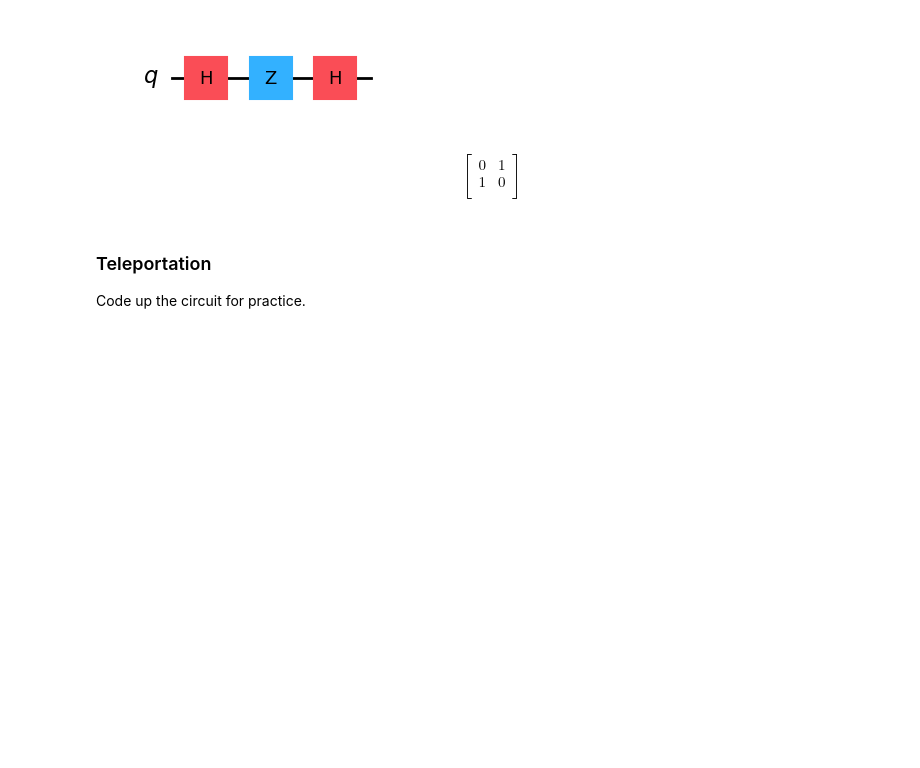
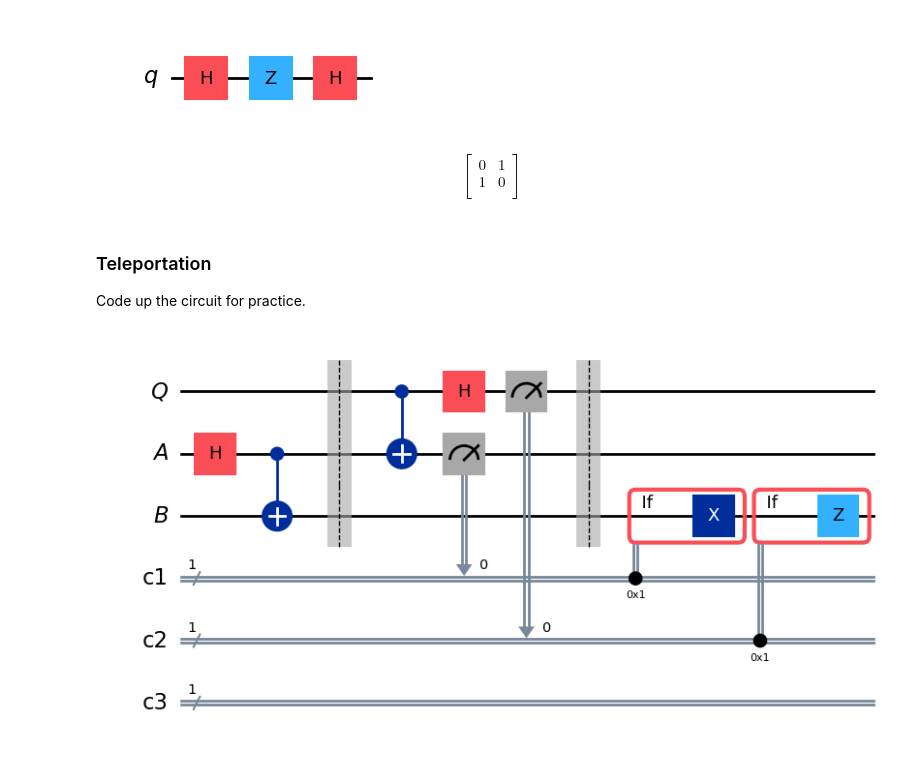
Before and after one commit to jg-data/qiskit-exploration, a Jupyter notebook: Foundations exploration.ipynb, the cells around one changed output. Saved outputs shown, nothing was run; the diff lists cells and outputs as text; code cells hidden in the pictures; blank space fills up the shorter version.

Commit message:
Added quantum teleportation example

```diff
--- a/Foundations exploration.ipynb
+++ b/Foundations exploration.ipynb
@@ -252,3 +245,42 @@ $$
 ### Teleportation
 
 Code up the circuit for practice.
+# %%
+from qiskit import QuantumRegister, ClassicalRegister
+
+message = QuantumRegister(1, 'Q')
+alice = QuantumRegister(1, 'A')
+bob = QuantumRegister(1, 'B')
+c1 = ClassicalRegister(1, 'c1')
+c2 = ClassicalRegister(1, 'c2')
+
+# Add c3 for measurement later
+c3 = ClassicalRegister(1, 'c3')
+
+qTelep = QuantumCircuit(message, alice, bob, c1, c2, c3)
+
+# Set up entangled Bell state shared between Alice and Bob
+# Idea: |00>, apply 1^H to get |0+> = (|00>+|01>)/sqrt(2)
+#             apply CNOT(A,B) to get  (|00>+|11>)/sqrt(2) = |phi^+>
+qTelep.h(alice)
+qTelep.cx(alice, bob)
+qTelep.barrier()
+
+# Alice applies CNOT(Q,A), then H(Q)
+qTelep.cx(message,alice)
+qTelep.h(message)
+
+# Alice measures both qubits and sends results to Bob as classical bits
+qTelep.measure(alice,c1)
+qTelep.measure(message,c2)
+qTelep.barrier()
+
+# Bob applies controlled not and controlled Z, using c1 and c2 as controls
+with qTelep.if_test((c1,1)):
+    qTelep.x(bob)
+with qTelep.if_test((c2,1)):
+    qTelep.z(bob)
+
+display(qTelep.draw(output="mpl"))
+# %% [output]
+[figure, added]
```
Also changed, not shown: parts of 8 cells of this notebook.
